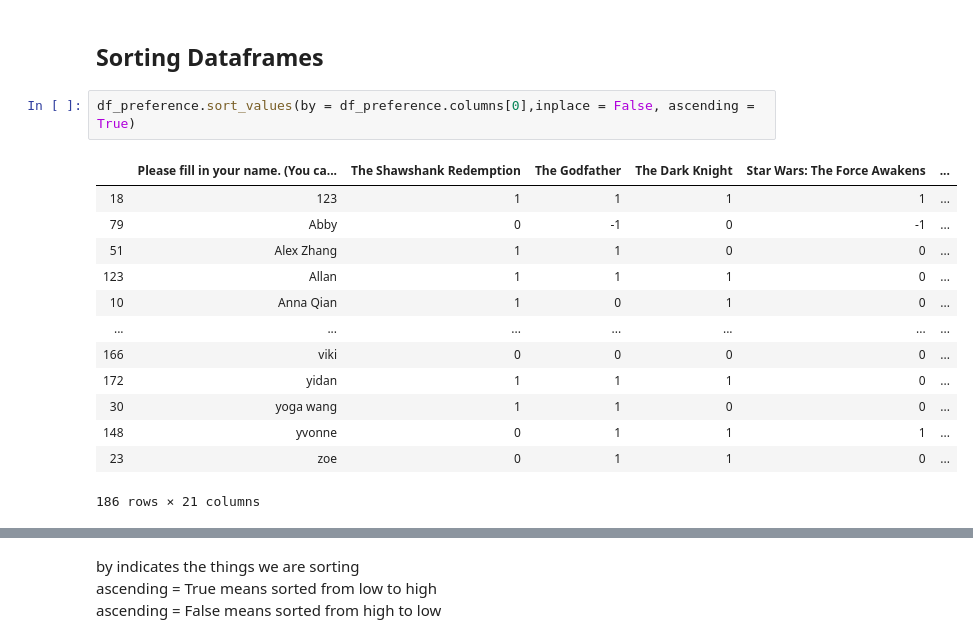
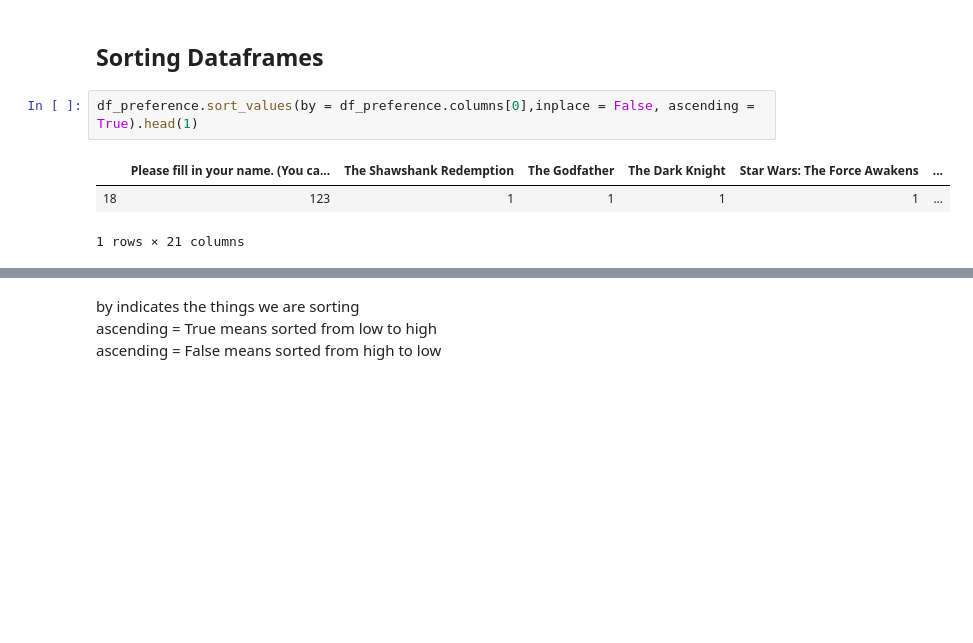
Before and after one commit to Lionel-Guo/Python, a Jupyter notebook: intro_to_python_notebook.ipynb, the cells around one changed output, grey strips where cells are left out. Saved outputs shown, nothing was run; the diff lists cells and outputs as text; blank space fills up the shorter version.

```diff
--- a/intro_to_python_notebook.ipynb
+++ b/intro_to_python_notebook.ipynb
@@ -1548,21 +1482,11 @@ use the list to tell which columns or rows are needed to be dropped.
 # %% [markdown]
 ## Sorting Dataframes
 # %%
-df_preference.sort_values(by = df_preference.columns[0],inplace = False, ascending = True)
+df_preference.sort_values(by = df_preference.columns[0],inplace = False, ascending = True).head(1)
 # %% [output]
 |  | Please fill in your name. (You ca... | The Shawshank Redemption | The Godfather | The Dark Knight | Star Wars: The Force Awakens | ... |
 | 18 | 123 | 1 | 1 | 1 | 1 | ... |
-| 79 | Abby | 0 | -1 | 0 | -1 | ... |
-| 51 | Alex Zhang | 1 | 1 | 0 | 0 | ... |
-| 123 | Allan | 1 | 1 | 1 | 0 | ... |
-| 10 | Anna Qian | 1 | 0 | 1 | 0 | ... |
-| ... | ... | ... | ... | ... | ... | ... |
-| 166 | viki | 0 | 0 | 0 | 0 | ... |
-| 172 | yidan | 1 | 1 | 1 | 0 | ... |
-| 30 | yoga wang | 1 | 1 | 0 | 0 | ... |
-| 148 | yvonne | 0 | 1 | 1 | 1 | ... |
-| 23 | zoe | 0 | 1 | 1 | 0 | ... |
-186 rows × 21 columns
+1 rows × 21 columns
 # %%
 df_preference.sort_values(\
                           by = [df_preference.columns[0]\
```
Also changed, not shown: parts of 27 cells of this notebook.
